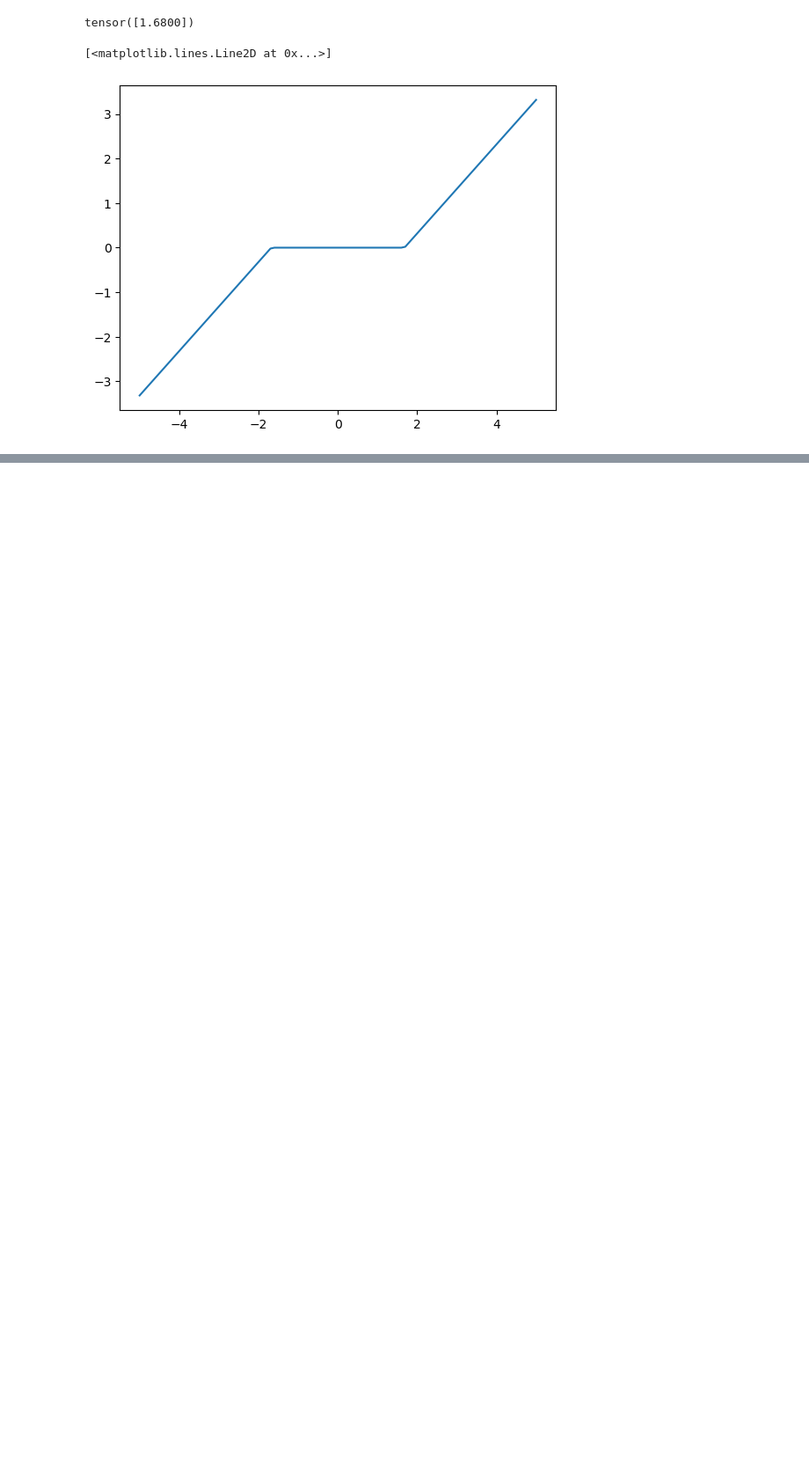
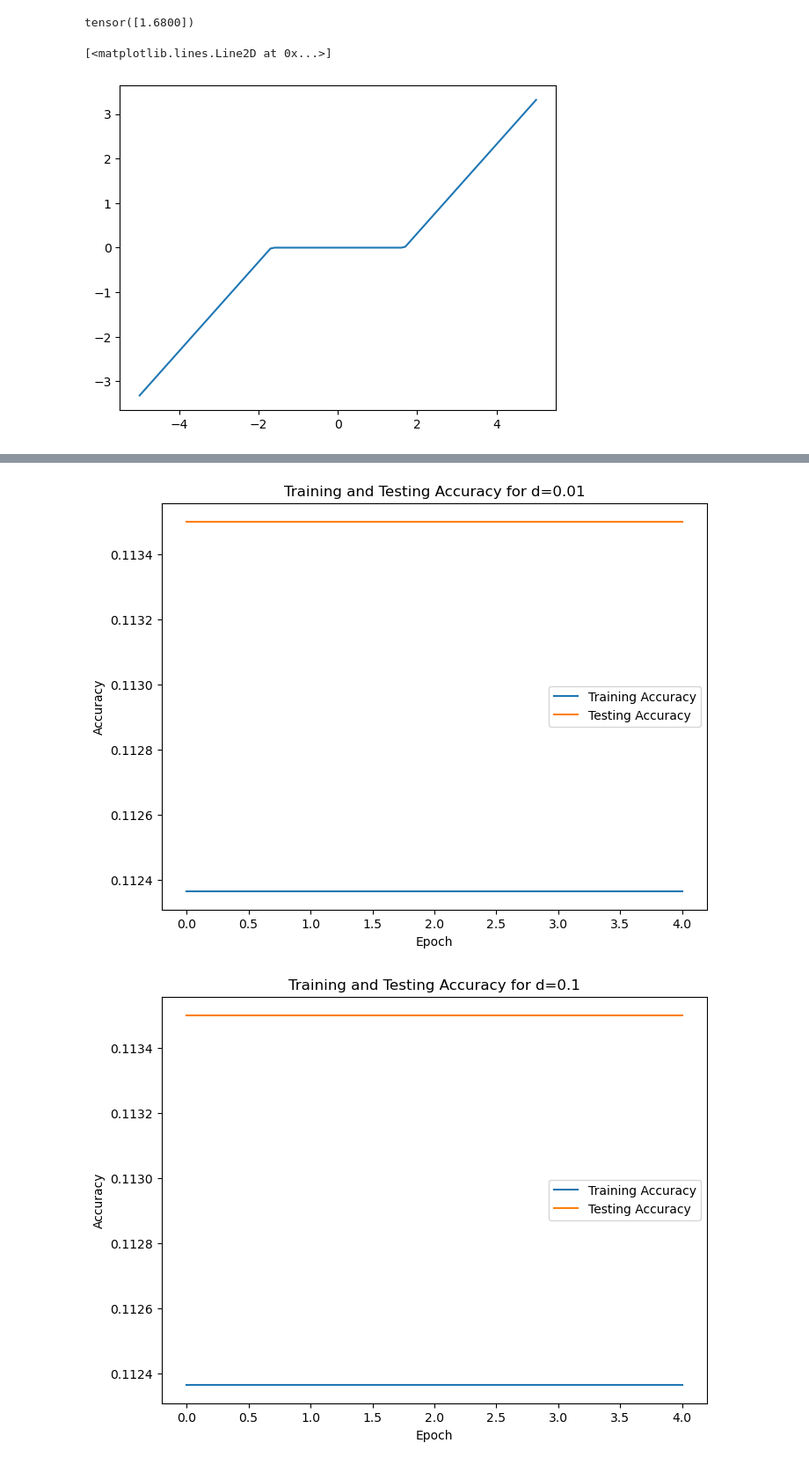
Before and after one commit to Pocket99/DeepLearning, a Jupyter notebook: assignment_1/comp691_ziruiqiu_ass1.ipynb, the cells around one changed output, grey strips where cells are left out. Shown: that part at 88% size. Drawn from its saved outputs; the diff is of its cells as text; code cells hidden in the pictures; blank space fills up the shorter version.

```diff
--- a/assignment_1/comp691_ziruiqiu_ass1.ipynb
+++ b/assignment_1/comp691_ziruiqiu_ass1.ipynb
@@ -559,0 +411,80 @@ Epoch 5: Train Accuracy: 0.1124, Test Accuracy: 0.1135
+# %%
+# For each of the initialization settings train the model for 5 epochs on
+# MNIST, using the cross-entropy loss. You may use SGD with learning rate of 0.01
+# and minibatch sizes of 128. Record the training accuracy and testing accuracy after
+# each epoch and plot them versus epochs.
+def train_model(model, d, epochs):
+    # Initialize the model
+    model.init_weights(d)
+
+    # Load MNIST dataset
+    train_loader = torch.utils.data.DataLoader(
+        torchvision.datasets.MNIST('data', train=True, download=True,
+                                   transform=torchvision.transforms.Compose([
+                                       torchvision.transforms.ToTensor(),
+                                       torchvision.transforms.Normalize(
+                                           (0.1307,), (0.3081,))
+                                   ])), batch_size=128, shuffle=True)
+    test_loader = torch.utils.data.DataLoader(
+        torchvision.datasets.MNIST('data', train=False, download=True,
+                                   transform=torchvision.transforms.Compose([
+                                       torchvision.transforms.ToTensor(),
+                                       torchvision.transforms.Normalize(
+                                           (0.1307,), (0.3081,))
+                                   ])), batch_size=128, shuffle=True)
+
+    # Train the model
+    optimizer = torch.optim.SGD(model.parameters(), lr=0.01)
+    train_acc = []
+    test_acc = []
+    for epoch in range(epochs):
+        # Train
+        model.train()
+        for x, y in train_loader:
+            x = x.to(device)
+            y = y.to(device)
+            loss, _ = model.loss(x, y)
+            optimizer.zero_grad()
+            loss.backward()
+            optimizer.step()
+        # Test
+        model.eval()
+        correct = 0
+        total = 0
+        for x, y in train_loader:
+            x = x.to(device)
+            y = y.to(device)
+            output, _ = model.forward(x)
+            _, predicted = torch.max(output.data, 1)
+            total += y.size(0)
+            correct += (predicted == y).sum().item()
+        train_acc.append(correct / total)
+        correct = 0
+        total = 0
+        for x, y in test_loader:
+            x = x.to(device)
+            y = y.to(device)
+            output, _ = model.forward(x)
+            _, predicted = torch.max(output.data, 1)
+            total += y.size(0)
+            correct += (predicted == y).sum().item()
+        test_acc.append(correct / total)
+
+    # Plot the training and testing accuracy
+    plt.figure(figsize=(8,6))
+    plt.plot(train_acc, label='Training Accuracy')
+    plt.plot(test_acc, label='Testing Accuracy')
+    plt.title(f'Training and Testing Accuracy for d={d}')
+    plt.xlabel('Epoch')
+    plt.ylabel('Accuracy')
+    plt.legend()
+    plt.show()
+
+
+# Train the model for all four initializations and depth 8
+for d in [0.01, 0.1, 2.0, torch.sqrt(torch.tensor(6/(784+10)))]:
+    model = MyModel(8)
+    train_model(model, d, 5)
+# %% [output]
+[figure, added]
+[figure, added]
```
Also changed, not shown: parts of 2 cells of this notebook.
